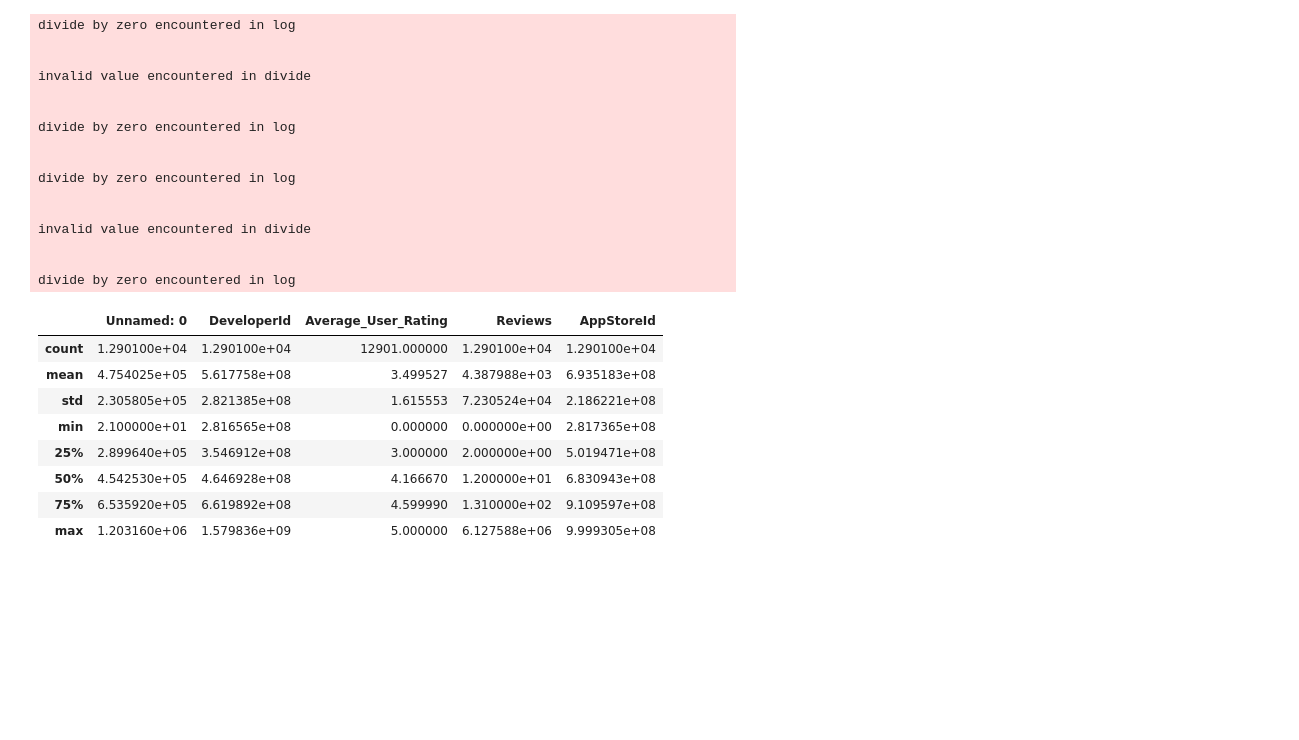
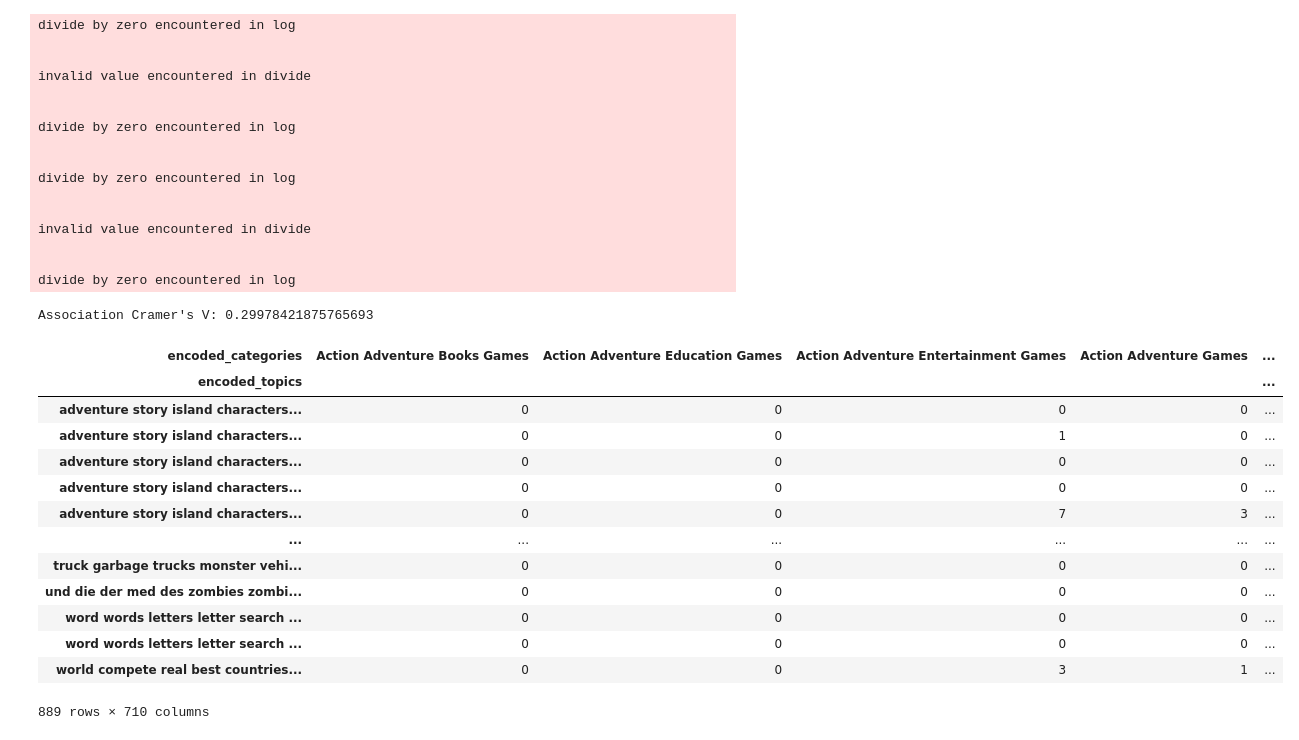
Before and after one commit to tsido/lda-thesis, a Jupyter notebook: topic_extraction/NMF/NMF-topicmodel.ipynb, the cells around one changed output. Drawn from its saved outputs; the diff is of its cells as text; code cells hidden in the pictures; blank space fills up the shorter version.

Commit message:
Calculate cramers V for NMF results

```diff
--- a/topic_extraction/NMF/NMF-topicmodel.ipynb
+++ b/topic_extraction/NMF/NMF-topicmodel.ipynb
@@ -65,8 +65,8 @@ for weight in docweights:
     topic_strings.append([topics[i] for i in top_topic_idx])
     topic_probabilities.append([weight[i] for i in top_topic_idx])
 
-topic_df = pd.concat([df['App_Name'], documents, pd.DataFrame(topic_strings), pd.DataFrame(topic_probabilities)], axis=1)
-topic_df.columns = ['AppName', 'TrimmedDescription', 'Topic_1', 'Topic_2', 'Topic_3', 'Topic_1_p', 'Topic_2_p', 'Topic_3_p']
+topic_df = pd.concat([df['App_Name'], df['AppStoreGenres'], documents, pd.DataFrame(topic_strings), pd.DataFrame(topic_probabilities)], axis=1)
+topic_df.columns = ['AppName', 'AppStoreGenres', 'TrimmedDescription', 'Topic_1', 'Topic_2', 'Topic_3', 'Topic_1_p', 'Topic_2_p', 'Topic_3_p']
 # %%
 topic_df
 # %% [output]
@@ -276,22 +276,49 @@ invalid value encountered in divide
 
 divide by zero encountered in log
 # %%
+from scipy.stats.contingency import association
+from scipy.stats import chi2_contingency
+
+import random
+
+# Investigate the association betwen the original categories and the generated topics
+
+
+
 # Calculate Cramer's V between topics and the original categories
 
 # First encode the top 3 topics for each document into a single string that contains the
 # sorted topics, i.e. the order of the topics does not matter
+#topic_df['encoded_topics'] = topic_df.apply(lambda x: ' '.join(sorted([x['Topic_1'], x['Topic_2'], x['Topic_3']])), axis=1)
+topic_df['encoded_topics'] = topic_df.apply(lambda x: ' '.join(sorted([x['Topic_1'], x['Topic_2']])), axis=1)
+#topic_df['encoded_topics'] = topic_df.apply(lambda x: ' '.join(sorted([x['Topic_1']])), axis=1)
 
 
+# Then do the same for the categories contained in the metadata (i.e. sort the AppStoreGenreIds column)
+# and encode them into a single string
+topic_df['encoded_categories'] = topic_df.apply(lambda x: ' '.join(sorted(eval(x['AppStoreGenres']))), axis=1)
 
-# Then do the same for the categories contained in the metadata
-df.describe()
+# Chi squared
+contingency_table = pd.crosstab(topic_df['encoded_topics'], topic_df['encoded_categories'])
+
+
+print("Association Cramer's V:", association(contingency_table, method="cramer"))
 # %% [output]
-|  | Unnamed: 0 | DeveloperId | Average_User_Rating | Reviews | AppStoreId |
-| count | 1.290100e+04 | 1.290100e+04 | 12901.000000 | 1.290100e+04 | 1.290100e+04 |
-| mean | 4.754025e+05 | 5.617758e+08 | 3.499527 | 4.387988e+03 | 6.935183e+08 |
-| std | 2.305805e+05 | 2.821385e+08 | 1.615553 | 7.230524e+04 | 2.186221e+08 |
-| min | 2.100000e+01 | 2.816565e+08 | 0.000000 | 0.000000e+00 | 2.817365e+08 |
-| 25% | 2.899640e+05 | 3.546912e+08 | 3.000000 | 2.000000e+00 | 5.019471e+08 |
-| 50% | 4.542530e+05 | 4.646928e+08 | 4.166670 | 1.200000e+01 | 6.830943e+08 |
-| 75% | 6.535920e+05 | 6.619892e+08 | 4.599990 | 1.310000e+02 | 9.109597e+08 |
-| max | 1.203160e+06 | 1.579836e+09 | 5.000000 | 6.127588e+06 | 9.999305e+08 |
+Association Cramer's V: 0.29978421875765693
+# %%
+contingency_table
+# %% [output]
+| encoded_categories | Action Adventure Books Games | Action Adventure Education Games | Action Adventure Entertainment Games | Action Adventure Games | ... |
+| encoded_topics |  |  |  |  | ... |
+| adventure story island characters... | 0 | 0 | 0 | 0 | ... |
+| adventure story island characters... | 0 | 0 | 1 | 0 | ... |
+| adventure story island characters... | 0 | 0 | 0 | 0 | ... |
+| adventure story island characters... | 0 | 0 | 0 | 0 | ... |
+| adventure story island characters... | 0 | 0 | 7 | 3 | ... |
+| ... | ... | ... | ... | ... | ... |
+| truck garbage trucks monster vehi... | 0 | 0 | 0 | 0 | ... |
+| und die der med des zombies zombi... | 0 | 0 | 0 | 0 | ... |
+| word words letters letter search ... | 0 | 0 | 0 | 0 | ... |
+| word words letters letter search ... | 0 | 0 | 0 | 0 | ... |
+| world compete real best countries... | 0 | 0 | 3 | 1 | ... |
+889 rows × 710 columns
```
